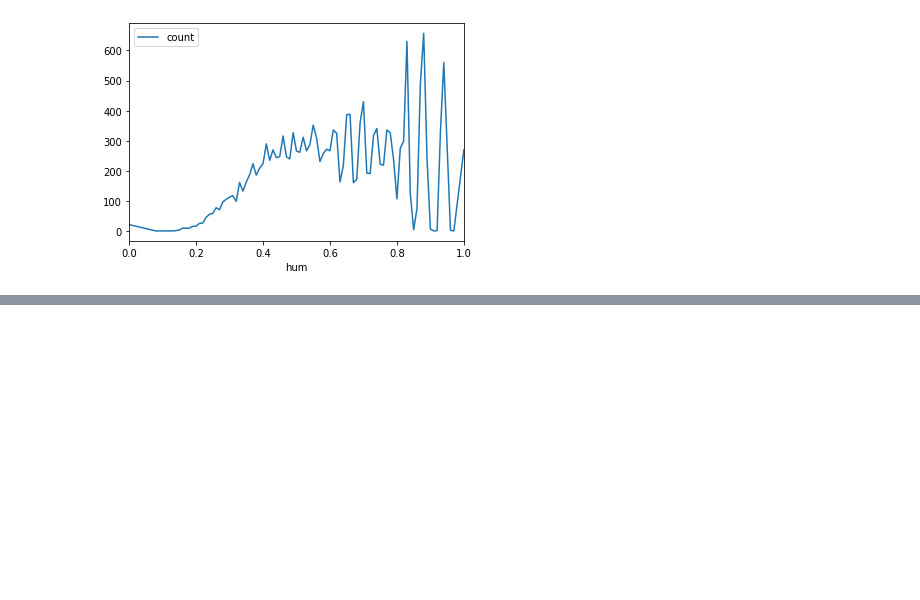
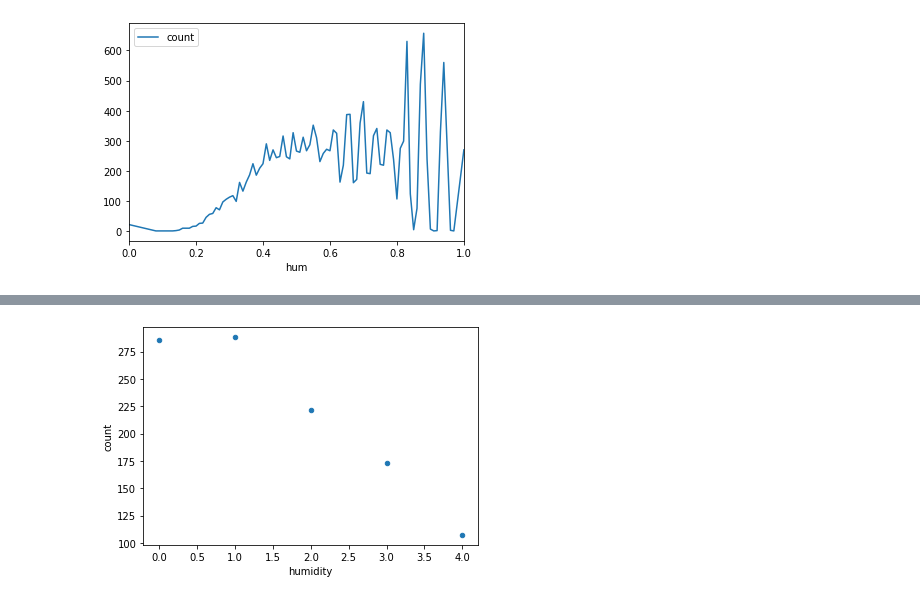
Before and after one commit to RK1126/Bike-sharing-data-analysis, a Jupyter notebook: Bike sharing.ipynb, the cells around one changed output, grey strips where cells are left out. Saved outputs shown, nothing was run; the diff lists cells and outputs as text; code cells hidden in the pictures; blank space fills up the shorter version.

```diff
--- a/Bike sharing.ipynb
+++ b/Bike sharing.ipynb
@@ -192,0 +205,3 @@ plt.show()
+# %%
+s = pd.DataFrame({'humidity': s.index, 'count': s.values})
+s
@@ -192,0 +215,3 @@ plt.show()
+# %%
+s['humidity'] = np.arange(5)
+s
@@ -192,0 +225,5 @@ plt.show()
+# %%
+s.plot(kind='scatter', x='humidity', y='count')
+plt.show()
+# %% [output]
+[figure, added]
```
Also changed, not shown: parts of 12 cells of this notebook.
